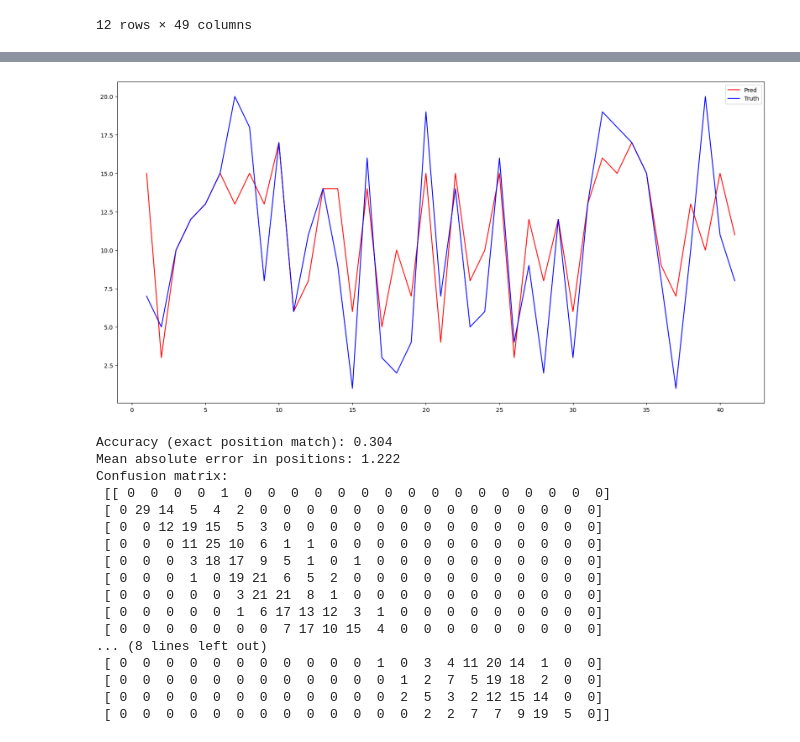
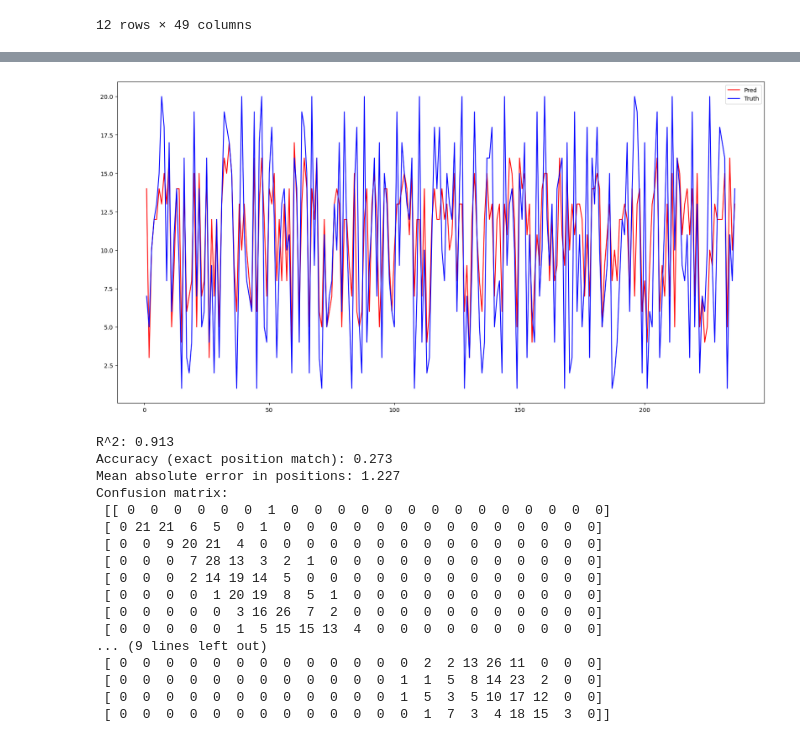
Before and after one commit to rohank36/f1, a Jupyter notebook: baseline.ipynb, the cells around one changed output, grey strips where cells are left out. Saved outputs shown, nothing was run; the diff lists cells and outputs as text; code cells hidden in the pictures.

```diff
--- a/baseline.ipynb
+++ b/baseline.ipynb
@@ -237,3 +215,14 @@ data["Race_Position"].value_counts()
  20.0    70
 -1.0      2
 Name: Race_Position, dtype: int64
+# %%
+data = data.sort_values(['Year','Round_Number','BroadcastName'])
+# %%
+# plot all race positions
+
+plt.figure(figsize=(20,10))
+y = data["Race_Position"]
+x = [i for i in range(1,len(y)+1,1)]
+plt.plot(x,y,linewidth=0.5,label="Race Positions")
+plt.legend()
+plt.show()
@@ -511,4 +541,27 @@ best_n_estimators
 # %%
 # train model
-rf = RandomForestRegressor(n_estimators=best_n_estimators)
+
+rf = RandomForestRegressor(n_estimators=best_n_estimators, max_features=None)
+#rf = RandomForestRegressor(n_estimators=1000, max_features=None,n_jobs=-1)
 rf.fit(x_trn,y_trn)
+
+
+rf_y_pred = rf.predict(x_trn)
+
+from sklearn.linear_model import LinearRegression
+
+residuals = y_trn - rf_y_pred
+X_stack = rf_y_pred.reshape(-1, 1)
+
+visual_df = pd.DataFrame({
+    "pred":     rf_y_pred,
+    "actual":   y_trn,
+    "residual": residuals
+})
+
+lr = LinearRegression()
+lr.fit(X_stack,residuals)
+
+residual_pred = lr.predict(X_stack)
+final_pred = rf_y_pred_rounded + residual_pred
+final_pred_int  = np.rint(final_pred).astype(int)
@@ -708,28 +762,29 @@ def plot_pred_vs_truth(df,stop_idx=None,plt_type='scatter'):
     plt.legend()
     plt.show()
 # %%
-plot_pred_vs_truth(val_copy,41,'line')
+plot_pred_vs_truth(val_copy,None,'line')
 # %% [output]
-[figure, old version]
+[figure, new version]
 # %%
 # Check if we can overfit on the training data to ensure that the model is learning.
 y_pred = rf.predict(x_trn)
-get_rf_metrics(y_pred,y_trn)
+y_pred_rounded = np.rint(y_pred).astype(int)
+get_rf_metrics(y_pred_rounded,y_trn)
 # %% [output]
-Accuracy (exact position match): 0.304
-Mean absolute error in positions: 1.222
+R^2: 0.913
+Accuracy (exact position match): 0.273
+Mean absolute error in positions: 1.227
 Confusion matrix:
- [[ 0  0  0  0  1  0  0  0  0  0  0  0  0  0  0  0  0  0  0  0  0]
- [ 0 29 14  5  4  2  0  0  0  0  0  0  0  0  0  0  0  0  0  0  0]
- [ 0  0 12 19 15  5  3  0  0  0  0  0  0  0  0  0  0  0  0  0  0]
- [ 0  0  0 11 25 10  6  1  1  0  0  0  0  0  0  0  0  0  0  0  0]
- [ 0  0  0  3 18 17  9  5  1  0  1  0  0  0  0  0  0  0  0  0  0]
- [ 0  0  0  1  0 19 21  6  5  2  0  0  0  0  0  0  0  0  0  0  0]
- [ 0  0  0  0  0  3 21 21  8  1  0  0  0  0  0  0  0  0  0  0  0]
- [ 0  0  0  0  0  1  6 17 13 12  3  1  0  0  0  0  0  0  0  0  0]
- [ 0  0  0  0  0  0  0  7 17 10 15  4  0  0  0  0  0  0  0  0  0]
-... (8 lines left out)
- [ 0  0  0  0  0  0  0  0  0  0  0  1  0  3  4 11 20 14  1  0  0]
- [ 0  0  0  0  0  0  0  0  0  0  0  0  1  2  7  5 19 18  2  0  0]
- [ 0  0  0  0  0  0  0  0  0  0  0  0  2  5  3  2 12 15 14  0  0]
- [ 0  0  0  0  0  0  0  0  0  0  0  0  0  2  2  7  7  9 19  5  0]]
+ [[ 0  0  0  0  0  0  1  0  0  0  0  0  0  0  0  0  0  0  0  0  0]
+ [ 0 21 21  6  5  0  1  0  0  0  0  0  0  0  0  0  0  0  0  0  0]
+ [ 0  0  9 20 21  4  0  0  0  0  0  0  0  0  0  0  0  0  0  0  0]
+ [ 0  0  0  7 28 13  3  2  1  0  0  0  0  0  0  0  0  0  0  0  0]
+ [ 0  0  0  2 14 19 14  5  0  0  0  0  0  0  0  0  0  0  0  0  0]
+ [ 0  0  0  0  1 20 19  8  5  1  0  0  0  0  0  0  0  0  0  0  0]
+ [ 0  0  0  0  0  3 16 26  7  2  0  0  0  0  0  0  0  0  0  0  0]
+ [ 0  0  0  0  0  1  5 15 15 13  4  0  0  0  0  0  0  0  0  0  0]
+... (9 lines left out)
+ [ 0  0  0  0  0  0  0  0  0  0  0  0  0  2  2 13 26 11  0  0  0]
+ [ 0  0  0  0  0  0  0  0  0  0  0  0  1  1  5  8 14 23  2  0  0]
+ [ 0  0  0  0  0  0  0  0  0  0  0  0  1  5  3  5 10 17 12  0  0]
+ [ 0  0  0  0  0  0  0  0  0  0  0  0  0  1  7  3  4 18 15  3  0]]
```
Also changed, not shown: parts of 22 cells of this notebook, 2 other files.
